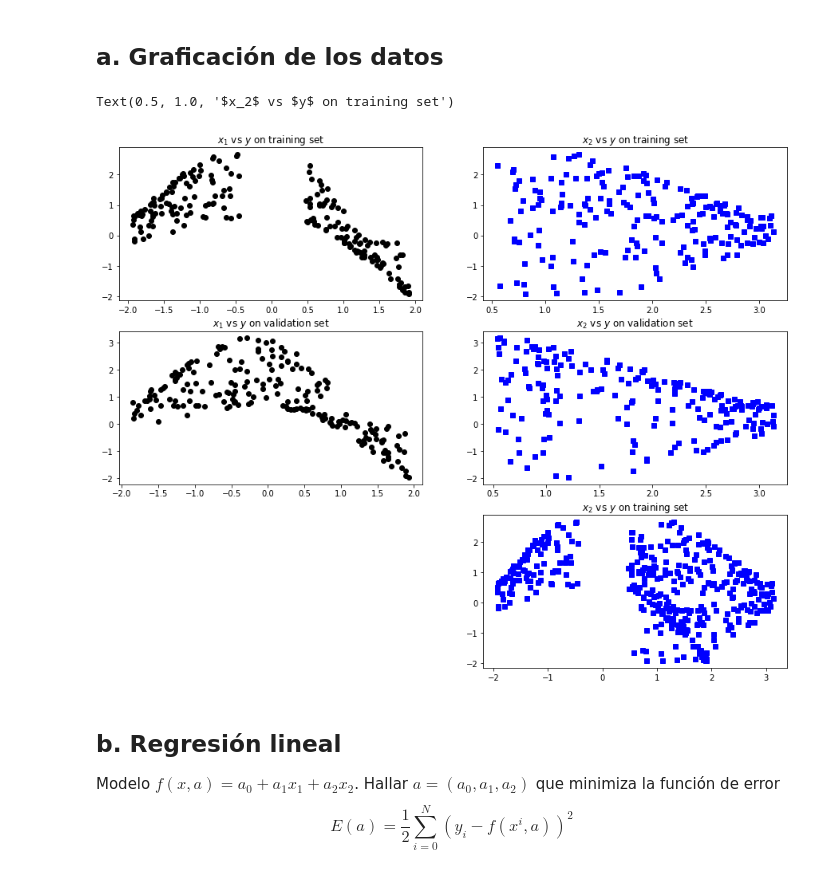
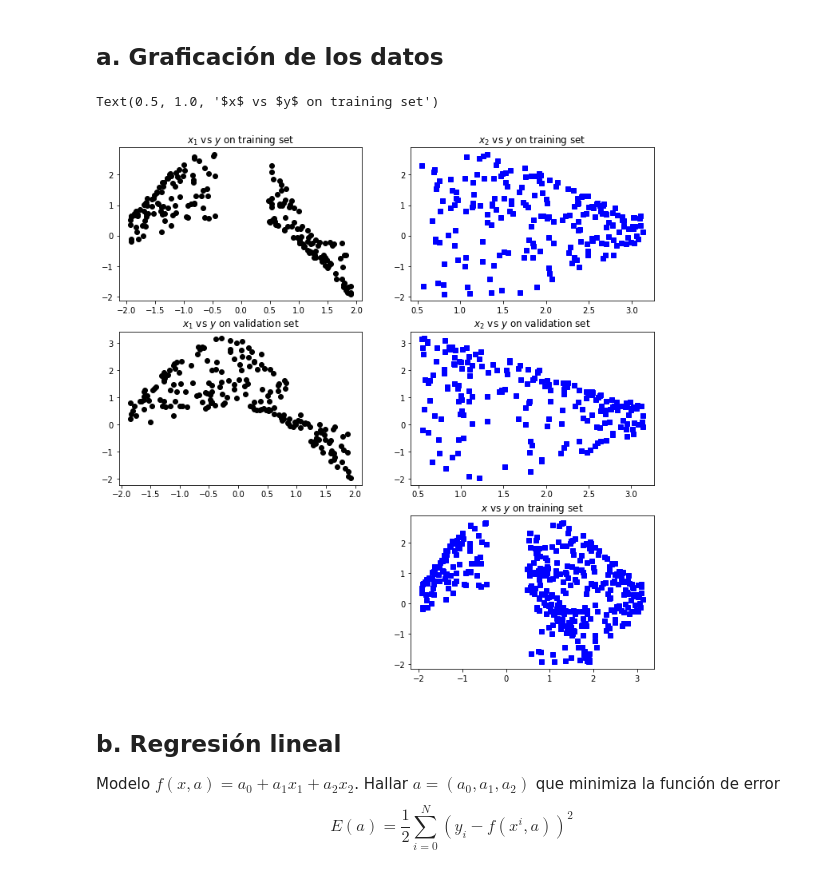
Before and after one commit to erickgrm/machine-learning, a Jupyter notebook: tareas/tarea3/problema2_t2.ipynb, the cells around one changed output. Drawn from its saved outputs; the diff is of its cells as text; code cells hidden in the pictures.

```diff
--- a/tareas/tarea3/problema2_t2.ipynb
+++ b/tareas/tarea3/problema2_t2.ipynb
@@ -19,25 +16,25 @@ y_val = pd.read_csv("~/Desktop/mcc20192/mlearning/tareas/tarea3/data/y_validacio
 # %%
 # Graficación de los datos
 gs = plt.GridSpec(3,2)
-fig = plt.figure(figsize=(15,12))
+fig = plt.figure(figsize=(12,12))
 fig.tight_layout()
 
 # Training data
 fig.add_subplot(gs[0,0]).plot(x_train.values[0:,0],y_train.values[0:], 'ko')
 plt.title("$x_1$ vs $y$ on training set")
 fig.add_subplot(gs[0,1]).plot(x_train.values[0:,1],y_train.values[0:], 'bs')
 plt.title("$x_2$ vs $y$ on training set")
 
 fig.add_subplot(gs[1,0]).plot(x_val.values[0:,0],y_val.values[0:],'ko')
 plt.title("$x_1$ vs $y$ on validation set")
 fig.add_subplot(gs[1,1]).plot(x_val.values[0:,1],y_val.values[0:],'bs')
 plt.title("$x_2$ vs $y$ on validation set")
 
 fig.add_subplot(gs[2,1]).plot(x_train.values,y_train.values, 'bs')
-plt.title("$x_2$ vs $y$ on training set")
+plt.title("$x$ vs $y$ on training set")
 # %% [output]
-Text(0.5, 1.0, '$x_2$ vs $y$ on training set')
+Text(0.5, 1.0, '$x$ vs $y$ on training set')
-[figure, old version]
+[figure, new version]
 # %% [markdown]
 ## b. Regresión lineal
 Modelo $f(x,a) = a_0+a_1x_1+a_2x_2$. Hallar $a = (a_0,a_1,a_2)$ que minimiza la función de error
```
Also changed, not shown: parts of 12 cells of this notebook, 1 other file.
